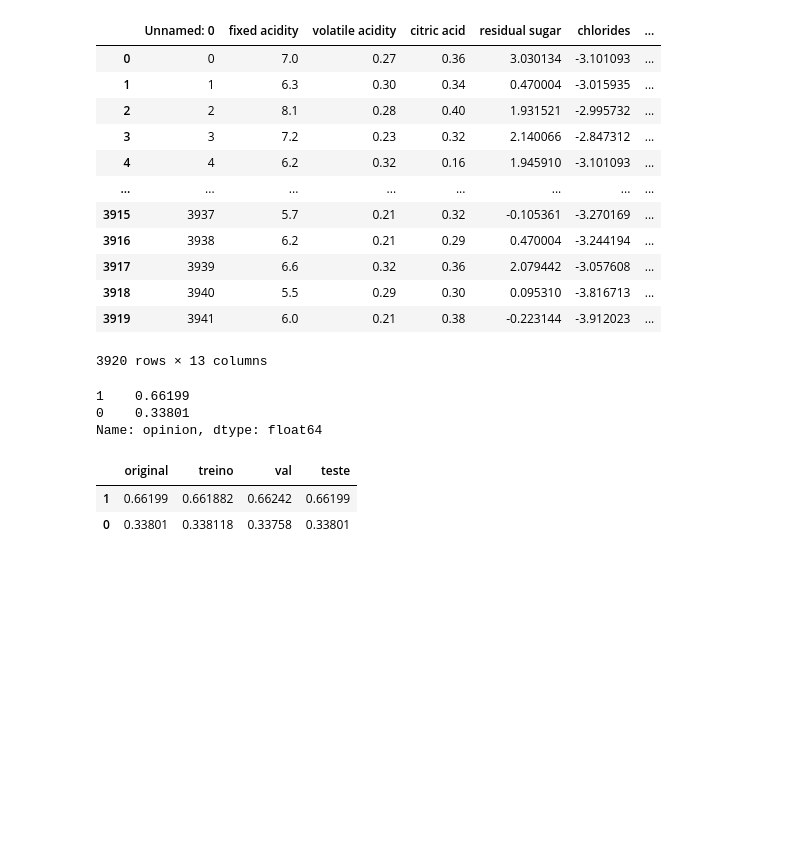
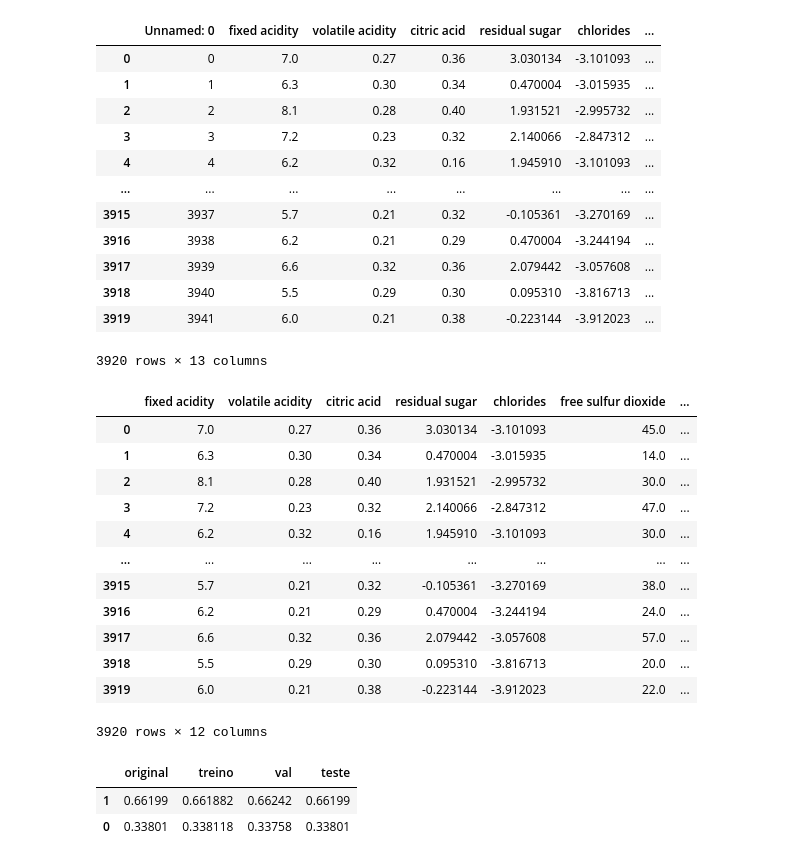
Before and after one commit to DieGod-DS/NN-Wine-Classification, a Jupyter notebook: code/modeling/ann_classification.ipynb, the cells around one changed output. Cells and saved outputs as stored; diff of their text form; code cells hidden in the pictures; blank space fills up the shorter version.

```diff
--- a/code/modeling/ann_classification.ipynb
+++ b/code/modeling/ann_classification.ipynb
@@ -26,11 +29,23 @@ data
 | 3919 | 3941 | 6.0 | 0.21 | 0.38 | -0.223144 | -3.912023 | ... |
 3920 rows × 13 columns
 # %%
+data.drop(columns=['Unnamed: 0'],axis=1, inplace=True)
 data['opinion'].value_counts(normalize=True)
+data
 # %% [output]
+|  | fixed acidity | volatile acidity | citric acid | residual sugar | chlorides | free sulfur dioxide | ... |
+| 0 | 7.0 | 0.27 | 0.36 | 3.030134 | -3.101093 | 45.0 | ... |
+| 1 | 6.3 | 0.30 | 0.34 | 0.470004 | -3.015935 | 14.0 | ... |
+| 2 | 8.1 | 0.28 | 0.40 | 1.931521 | -2.995732 | 30.0 | ... |
+| 3 | 7.2 | 0.23 | 0.32 | 2.140066 | -2.847312 | 47.0 | ... |
+| 4 | 6.2 | 0.32 | 0.16 | 1.945910 | -3.101093 | 30.0 | ... |
+| ... | ... | ... | ... | ... | ... | ... | ... |
+| 3915 | 5.7 | 0.21 | 0.32 | -0.105361 | -3.270169 | 38.0 | ... |
+| 3916 | 6.2 | 0.21 | 0.29 | 0.470004 | -3.244194 | 24.0 | ... |
+| 3917 | 6.6 | 0.32 | 0.36 | 2.079442 | -3.057608 | 57.0 | ... |
+| 3918 | 5.5 | 0.29 | 0.30 | 0.095310 | -3.816713 | 20.0 | ... |
+| 3919 | 6.0 | 0.21 | 0.38 | -0.223144 | -3.912023 | 22.0 | ... |
-1    0.66199
-0    0.33801
-Name: opinion, dtype: float64
+3920 rows × 12 columns
 # %%
 # separando x e y
 target = 'opinion'
```
Also changed, not shown: parts of 12 cells of this notebook, 1 other file.
